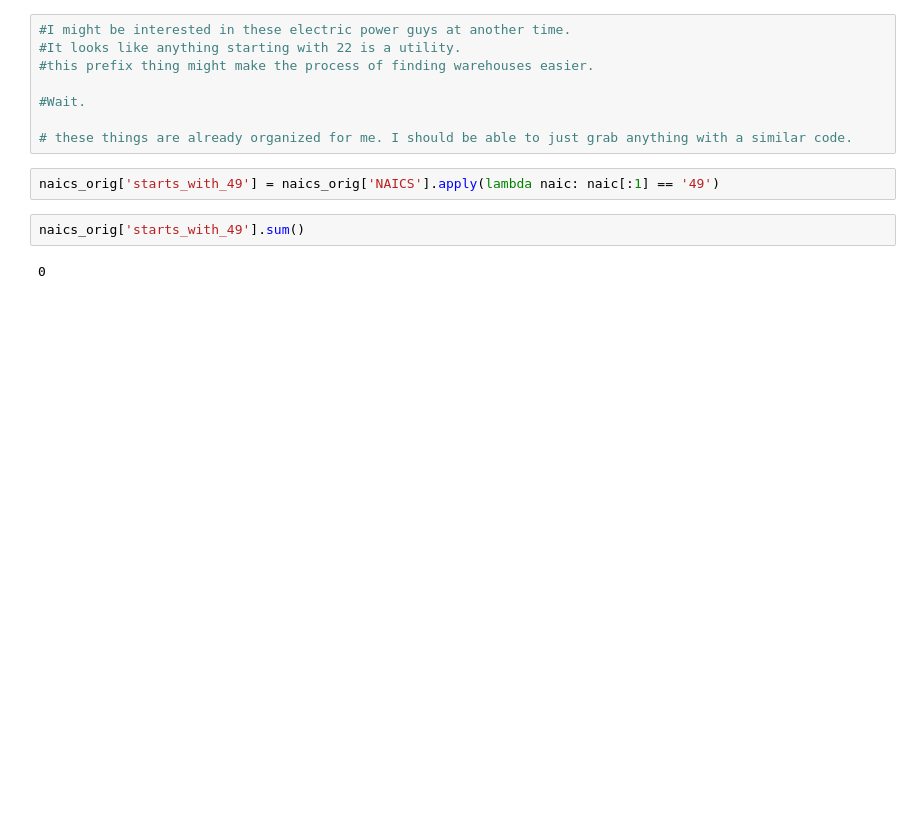
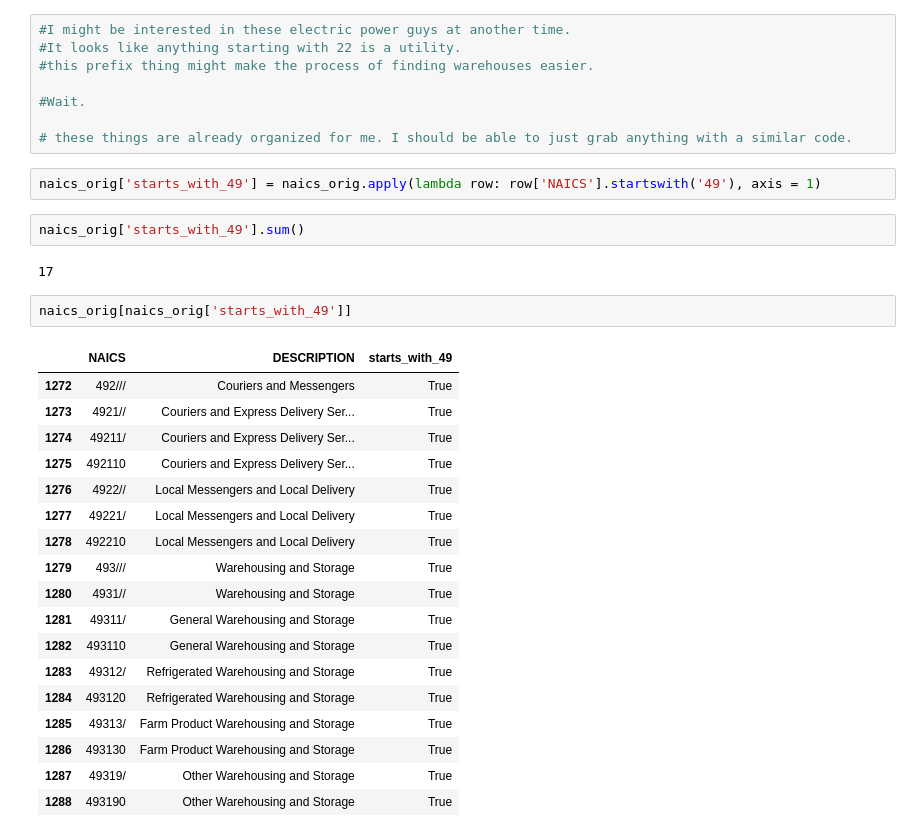
Before and after one commit to gigi-codes/warehouse_density, a Jupyter notebook: David/NAICS.ipynb, the cells around one changed output. Drawn from its saved outputs; the diff is of its cells as text; blank space fills up the shorter version.

```diff
--- a/David/NAICS.ipynb
+++ b/David/NAICS.ipynb
@@ -184,8 +184,29 @@ chopper(naics)
 
 # these things are already organized for me. I should be able to just grab anything with a similar code.
 # %%
-naics_orig['starts_with_49'] = naics_orig['NAICS'].apply(lambda naic: naic[:1] == '49')
+naics_orig['starts_with_49'] = naics_orig.apply(lambda row: row['NAICS'].startswith('49'), axis = 1)
 # %%
 naics_orig['starts_with_49'].sum()
 # %% [output]
-0
+17
+# %%
+naics_orig[naics_orig['starts_with_49']]
+# %% [output]
+|  | NAICS | DESCRIPTION | starts_with_49 |
+| 1272 | 492/// | Couriers and Messengers | True |
+| 1273 | 4921// | Couriers and Express Delivery Ser... | True |
+| 1274 | 49211/ | Couriers and Express Delivery Ser... | True |
+| 1275 | 492110 | Couriers and Express Delivery Ser... | True |
+| 1276 | 4922// | Local Messengers and Local Delivery | True |
+| 1277 | 49221/ | Local Messengers and Local Delivery | True |
+| 1278 | 492210 | Local Messengers and Local Delivery | True |
+| 1279 | 493/// | Warehousing and Storage | True |
+| 1280 | 4931// | Warehousing and Storage | True |
+| 1281 | 49311/ | General Warehousing and Storage | True |
+| 1282 | 493110 | General Warehousing and Storage | True |
+| 1283 | 49312/ | Refrigerated Warehousing and Storage | True |
+| 1284 | 493120 | Refrigerated Warehousing and Storage | True |
+| 1285 | 49313/ | Farm Product Warehousing and Storage | True |
+| 1286 | 493130 | Farm Product Warehousing and Storage | True |
+| 1287 | 49319/ | Other Warehousing and Storage | True |
+| 1288 | 493190 | Other Warehousing and Storage | True |
```
Also changed, not shown: parts of 1 cell of this notebook, 3 other files.
